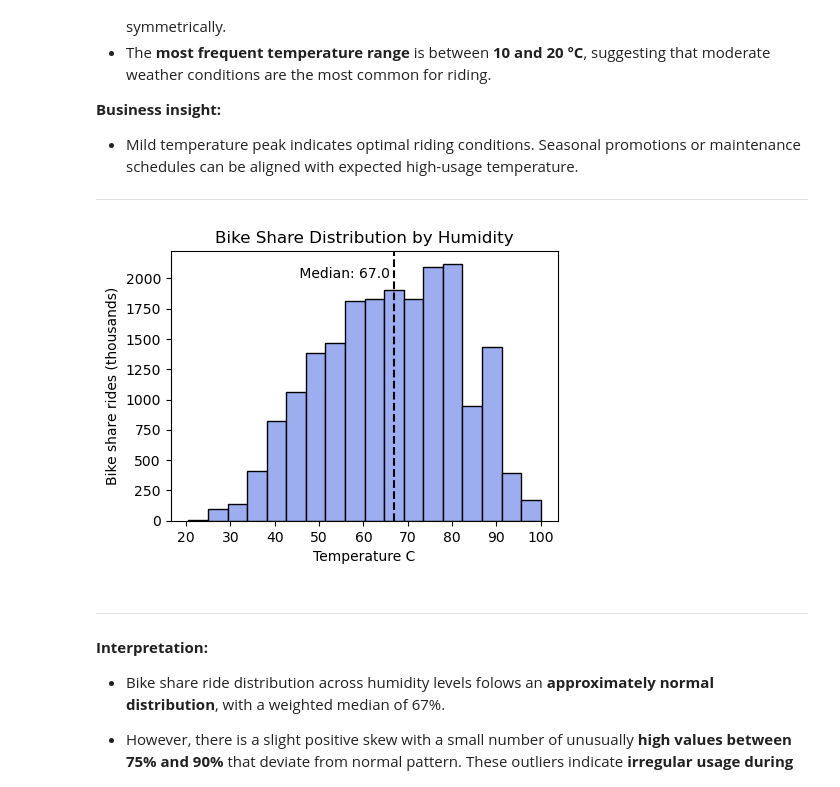
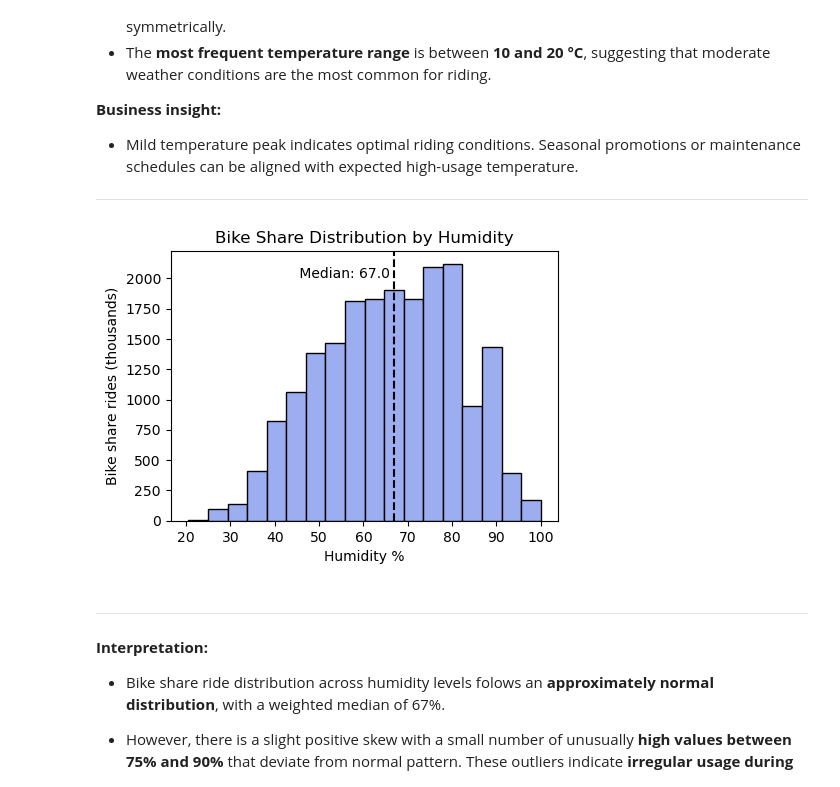
Before and after one commit to Nadyna/London_Bike_Share, a Jupyter notebook: London_Bikes.ipynb, the cells around one changed output. Saved outputs shown, nothing was run; the diff lists cells and outputs as text; code cells hidden in the pictures.

Commit message:
Add files via upload
fixed humidity chart annotation

```diff
--- a/London_Bikes.ipynb
+++ b/London_Bikes.ipynb
@@ -396,29 +396,29 @@ plt.show()
 # %%
 # generate bike share distribution by humidity
 # create the figure and axes
 # plot the distribution of bike rides by humidity
 fig, ax = plt.subplots(figsize=(5, 3.5))
 ax.hist(bikes['humidity_percent'], bins=18, weights=bikes['count'],
         color='#9cadf0', edgecolor='black')
 
 # format y-axis labels to show bike rides in thousands
 ax.yaxis.set_major_formatter(ticker.FuncFormatter(lambda x, _: f"{x/1000:.0f}"))
 
 # add axis labels and title
 ax.set_title('Bike Share Distribution by Humidity')
-ax.set_xlabel("Temperature С")
+ax.set_xlabel("Humidity %")
 ax.set_ylabel("Bike share rides (thousands)")
 
 # find a weighted median humidity
 humid_weighted_median = weighted_median(bikes, 'humidity_percent')
 
 # add weighted median line and annotation
 ax.axvline(humid_weighted_median, color='black', linestyle='--')
 ax.text(x=humid_weighted_median - 1, y = ax.get_ylim()[1] * 0.90, s=f' Median: {humid_weighted_median:.1f}', ha='right')
 
 plt.show()
 # %% [output]
-[figure, old version]
+[figure, new version]
 # %% [markdown]
 ***
 **Interpretation:**
```
Also changed, not shown: parts of 1 cell of this notebook.
